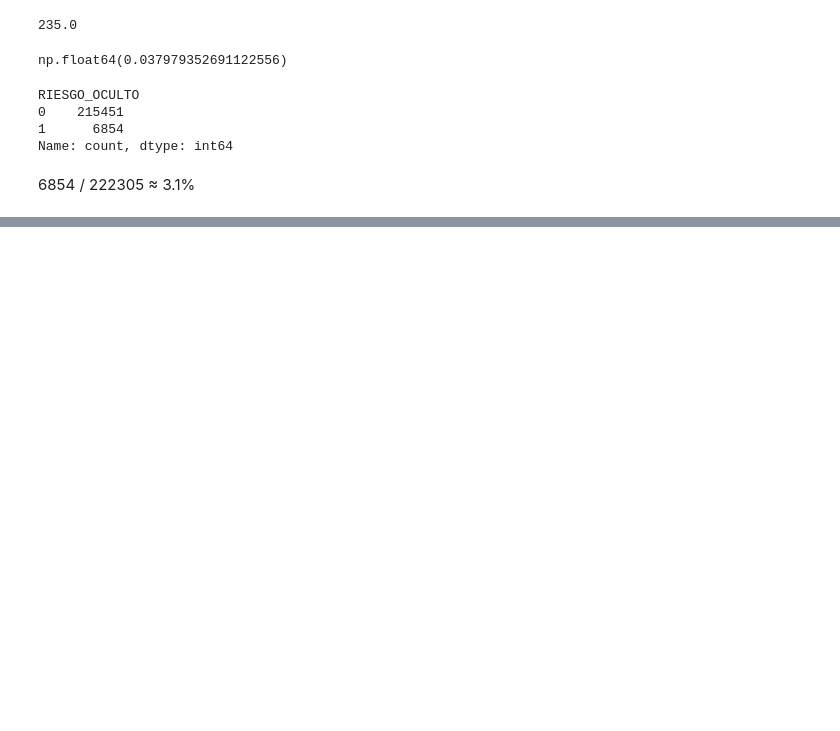
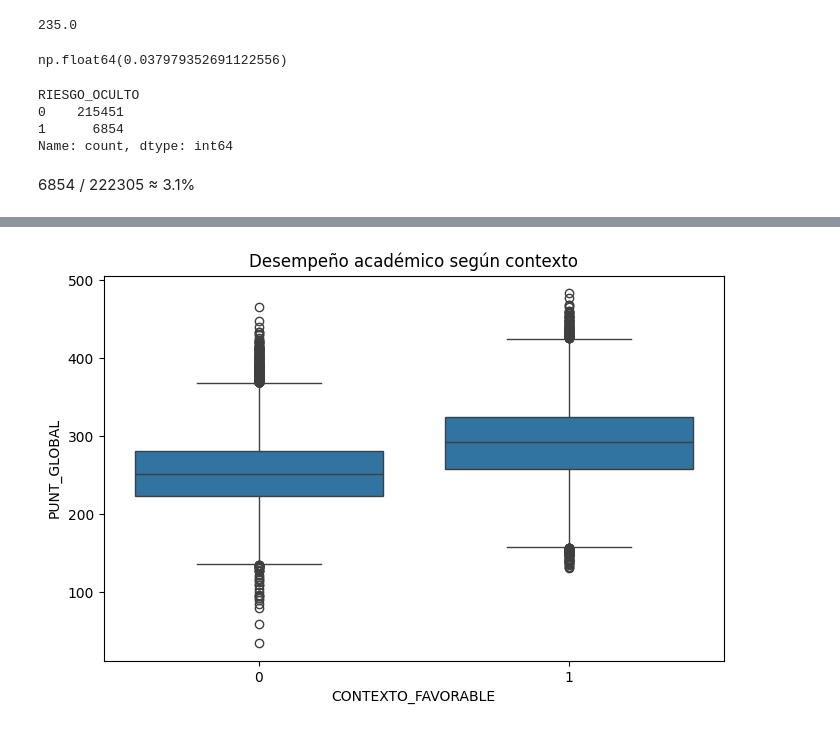
Before and after one commit to danielasolarte/Proyecto2Analitica, a Jupyter notebook: Pregunta3_Vulnerabilidad/Exploración/Limpieza_ExploraciónP3.ipynb, the cells around one changed output, grey strips where cells are left out. Cells and saved outputs as stored; diff of their text form; code cells hidden in the pictures; blank space fills up the shorter version.

```diff
--- a/Pregunta3_Vulnerabilidad/Exploración/Limpieza_ExploraciónP3.ipynb
+++ b/Pregunta3_Vulnerabilidad/Exploración/Limpieza_ExploraciónP3.ipynb
@@ -479,0 +542,23 @@ df_vulnerabilidad.to_csv(
+# %%
+plt.figure(figsize=(8,5))
+
+sns.boxplot(
+
+x=
+"CONTEXTO_FAVORABLE",
+
+y=
+"PUNT_GLOBAL",
+
+data=
+df_vulnerabilidad
+
+)
+
+plt.title(
+"Desempeño académico según contexto"
+)
+
+plt.show()
+# %% [output]
+[figure, added]
```
Also changed, not shown: parts of 7 cells of this notebook, 3 other files.
